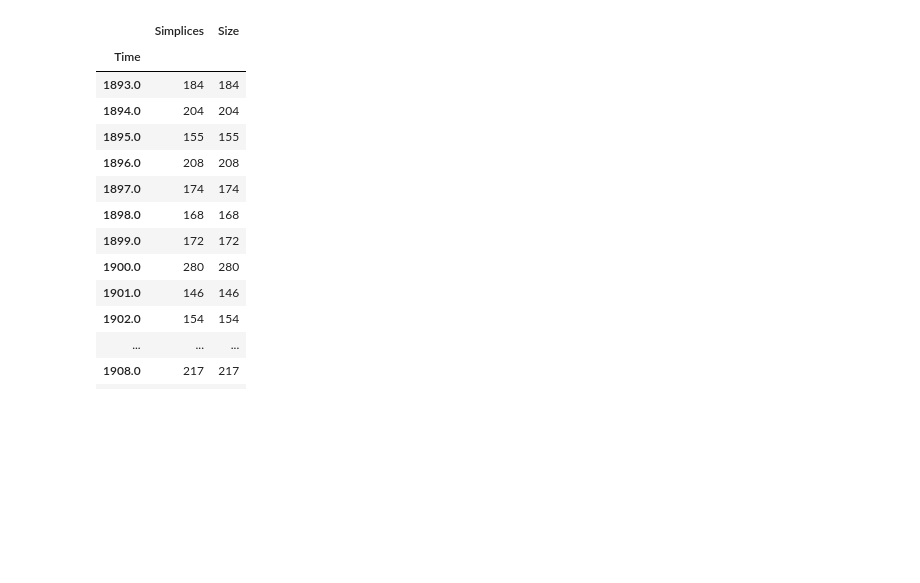
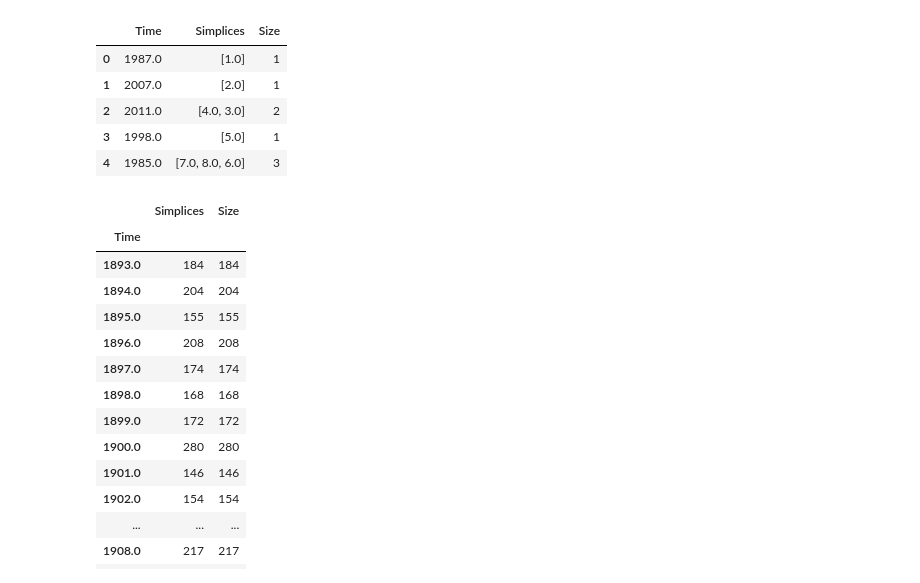
Before and after one commit to juanfernandezgracia/complexity_72h, a Jupyter notebook: Dataset Analysis/group_dynamic.ipynb, the cells around one changed output. Cells and saved outputs as stored; diff of their text form; code cells hidden in the pictures; blank space fills up the shorter version.

```diff
--- a/Dataset Analysis/group_dynamic.ipynb
+++ b/Dataset Analysis/group_dynamic.ipynb
@@ -17,5 +19,14 @@ with open(r"../Dataset/dataframe.pkl", 'rb') as f:
 # %%
 df["Size"] = df["Simplices"].apply(lambda x : len(x))
+# %%
+df.head()
+# %% [output]
+|  | Time | Simplices | Size |
+| 0 | 1987.0 | [1.0] | 1 |
+| 1 | 2007.0 | [2.0] | 1 |
+| 2 | 2011.0 | [4.0, 3.0] | 2 |
+| 3 | 1998.0 | [5.0] | 1 |
+| 4 | 1985.0 | [7.0, 8.0, 6.0] | 3 |
 # %%
 df.groupby("Time").count().iloc[80:100]
 # %% [output]
```
Also changed, not shown: parts of 22 cells of this notebook.
